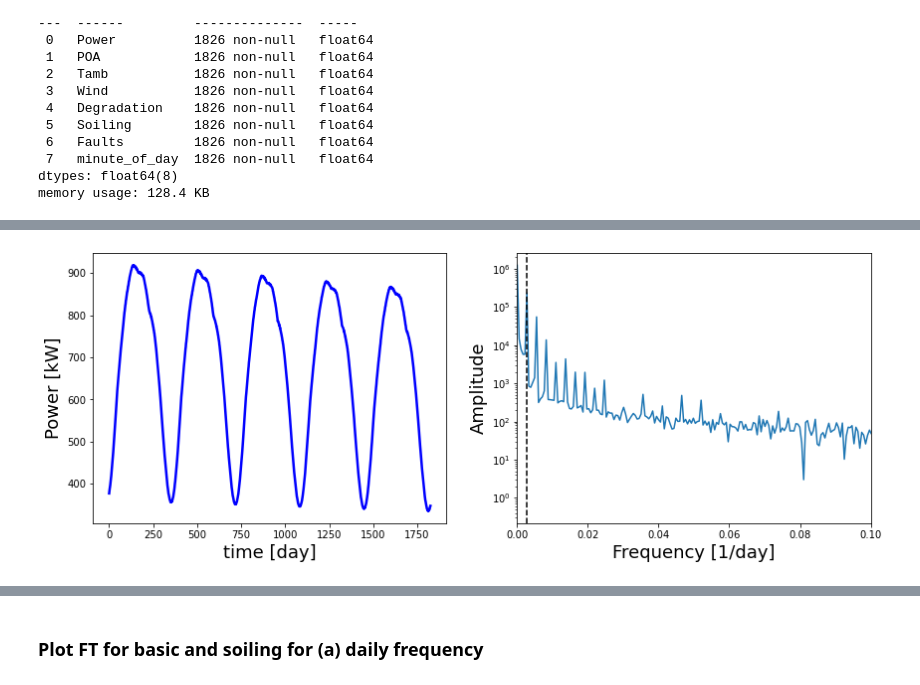
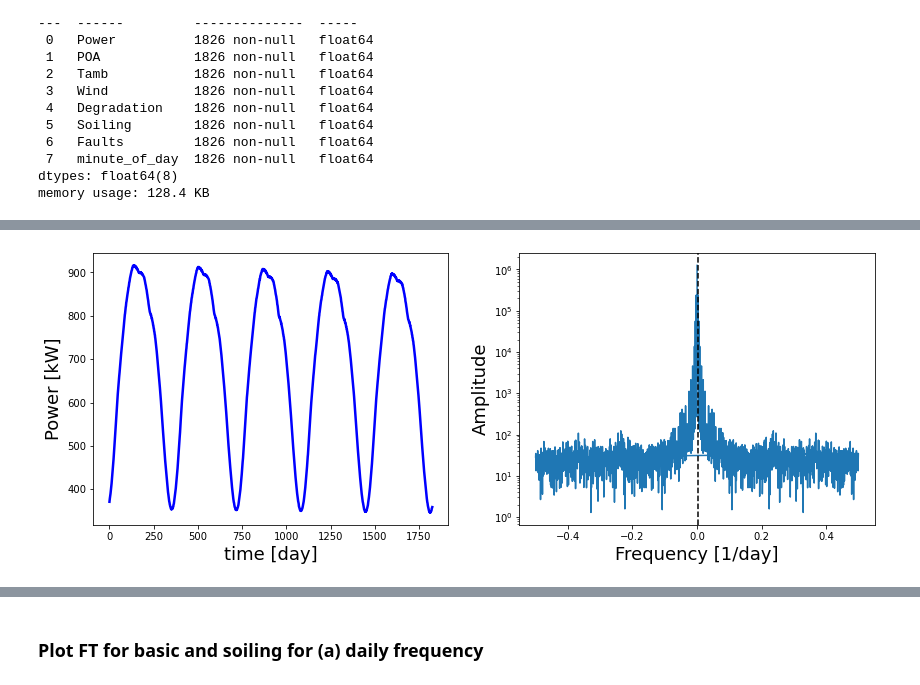
Before and after one commit to Rufski/S2DS-EPRI, a Jupyter notebook: notebooks/1.0-mb-fourier-spectral.ipynb, the cells around one changed output, grey strips where cells are left out. Cells and saved outputs as stored; diff of their text form; code cells hidden in the pictures.

```diff
--- a/notebooks/1.0-mb-fourier-spectral.ipynb
+++ b/notebooks/1.0-mb-fourier-spectral.ipynb
@@ -30,7 +30,7 @@ The autoreload extension is already loaded. To reload it, use:
   %reload_ext autoreload
 # %%
 # Load data
-csv_index   = 15
+csv_index   = 31
 synth_name  = "basic"
 path_to_zip = "../data/raw/synthetic_" + synth_name + ".zip"
 df_basic    = import_df_from_zip_pkl(path_to_zip, index=csv_index, verbose=True)
@@ -115,16 +108,27 @@ df_fft = fftpack.fft(df["Power"].to_numpy()) # Fourier transform
 # %%
+# Manually obtain the frequencies (similar to fftpack.fftfreq)
+#L = len(df["Power"].to_numpy()) # length of signal
+#T = 1 # [day] # sampling period
+#Fs = 1/T # [1/day] # sampling frequency
+#freq = Fs*np.arange(L/2)/L
+# =========================================================================
+
+power_fft = fftpack.fft(df_basic["Power"].to_numpy())
+sample_freq = fftpack.fftfreq(df_basic["Power"].to_numpy().size, d=1)
+
+
 fig, ax = plt.subplots(nrows=1, ncols=2, figsize=(14,5))
-ax[0].plot(df["Power"].values, lw=2.5, color="blue")    # plot time series
+ax[0].plot(df_basic["Power"].to_numpy(), lw=2.5, color="blue")    # plot time series
 ax[0].set_ylabel("Power [kW]", fontsize=18)
 ax[0].set_xlabel("time [day]", fontsize=18)
 
-ax[1].plot(freq, np.abs(df_fft[0:int(L/2)])) # plot freq domain
+ax[1].plot(sample_freq, np.abs(power_fft)) # plot freq domain
 ax[1].axvline(1/365, ls="--", color="k") # this is the year frequency
 
 ax[1].set_ylabel("Amplitude", fontsize=18)
 ax[1].set_xlabel("Frequency [1/day]", fontsize=18)
-ax[1].set_xlim([0, 0.1])
+#ax[1].set_xlim([0, 0.1])
 #ax[1].set_xscale("log")
 ax[1].set_yscale("log")
 # %% [output]
-[figure, old version]
+[figure, new version]
```
Also changed, not shown: parts of 18 cells of this notebook.
